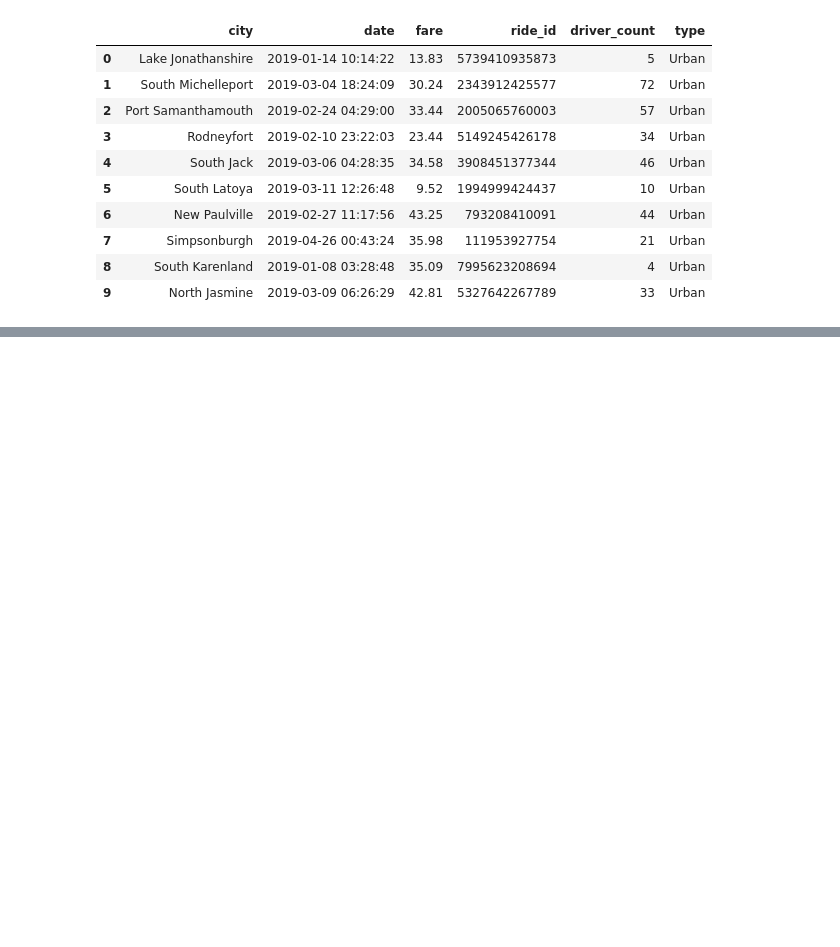
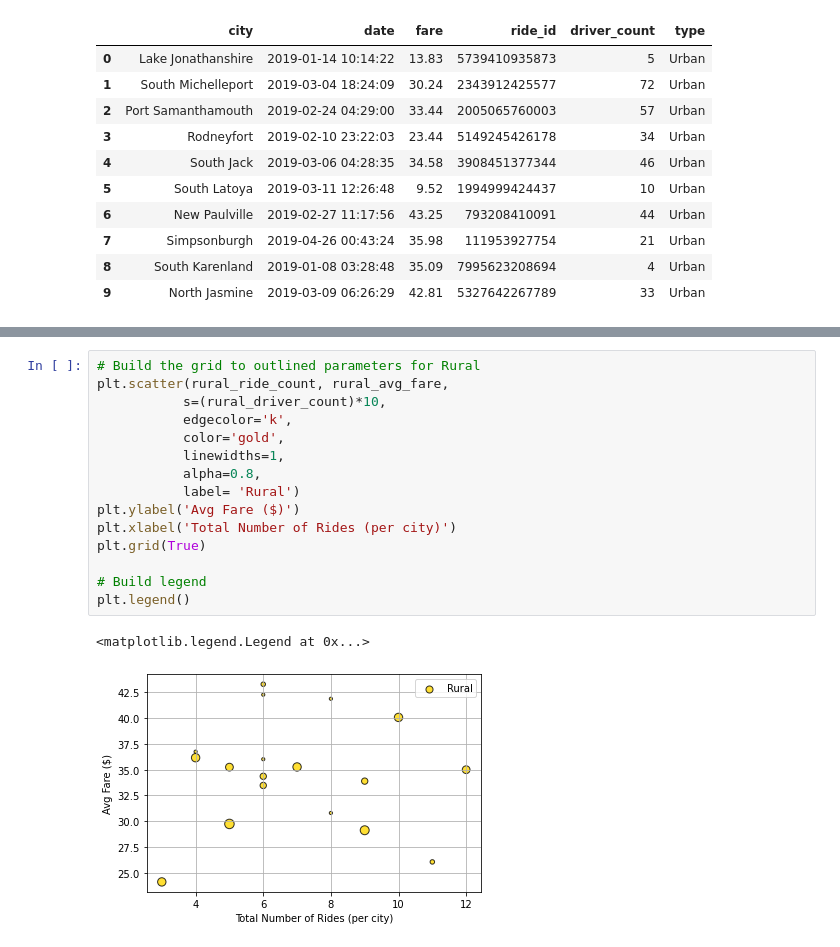
Before and after one commit to BadComp0ny/Pyber_Analysis, a Jupyter notebook: Pyber.ipynb, the cells around one changed output, grey strips where cells are left out. Drawn from its saved outputs; the diff is of its cells as text; blank space fills up the shorter version.

```diff
--- a/Pyber.ipynb
+++ b/Pyber.ipynb
@@ -130,0 +226,18 @@ pyber_data_df.head(10)
+# %%
+# Build the grid to outlined parameters for Rural
+plt.scatter(rural_ride_count, rural_avg_fare,
+           s=(rural_driver_count)*10,
+           edgecolor='k',
+           color='gold',
+           linewidths=1,
+           alpha=0.8,
+           label= 'Rural')
+plt.ylabel('Avg Fare ($)')
+plt.xlabel('Total Number of Rides (per city)')
+plt.grid(True)
+
+# Build legend
+plt.legend()
+# %% [output]
+<matplotlib.legend.Legend at 0x...>
+[figure, added]
```
Also changed, not shown: parts of 9 cells of this notebook, 1 other file.
